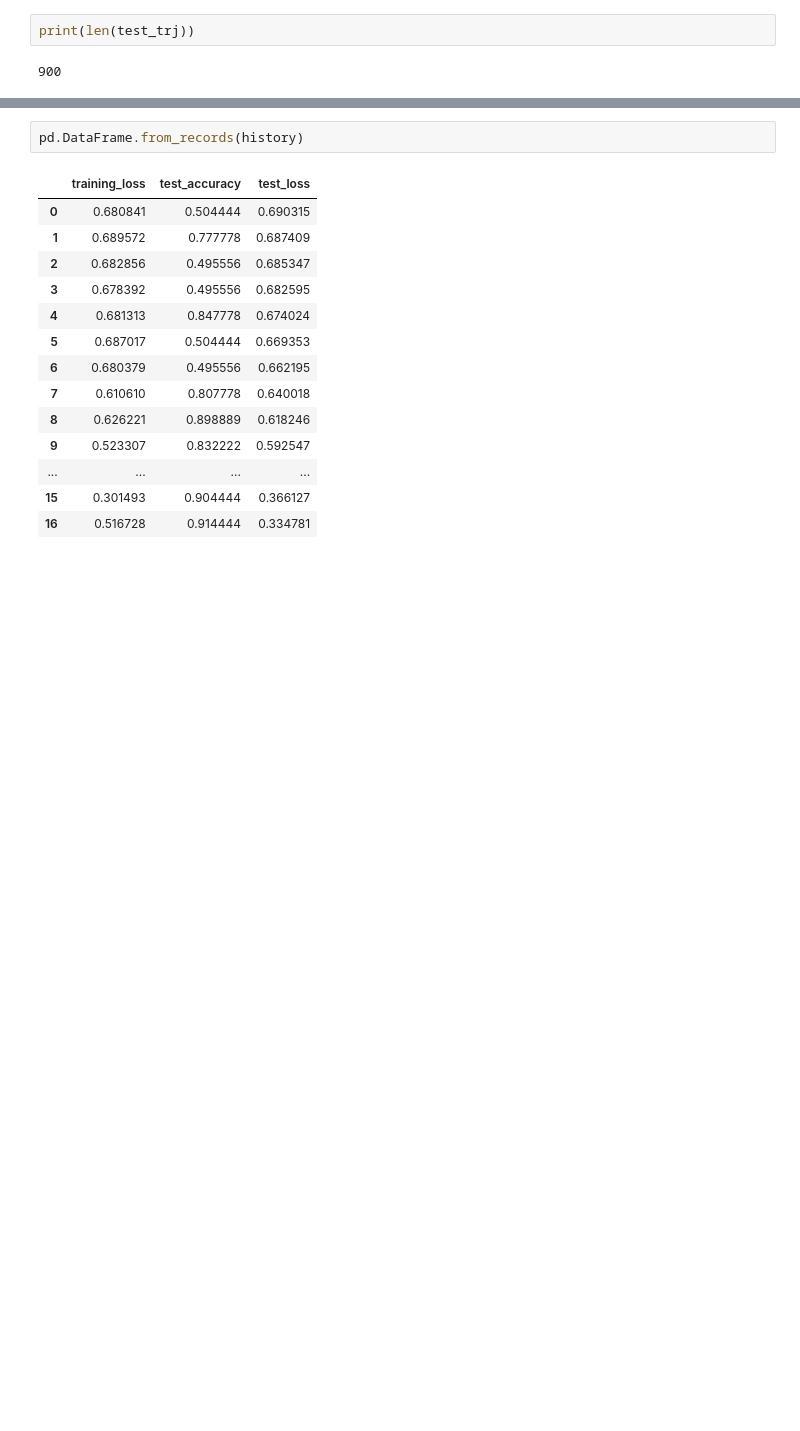
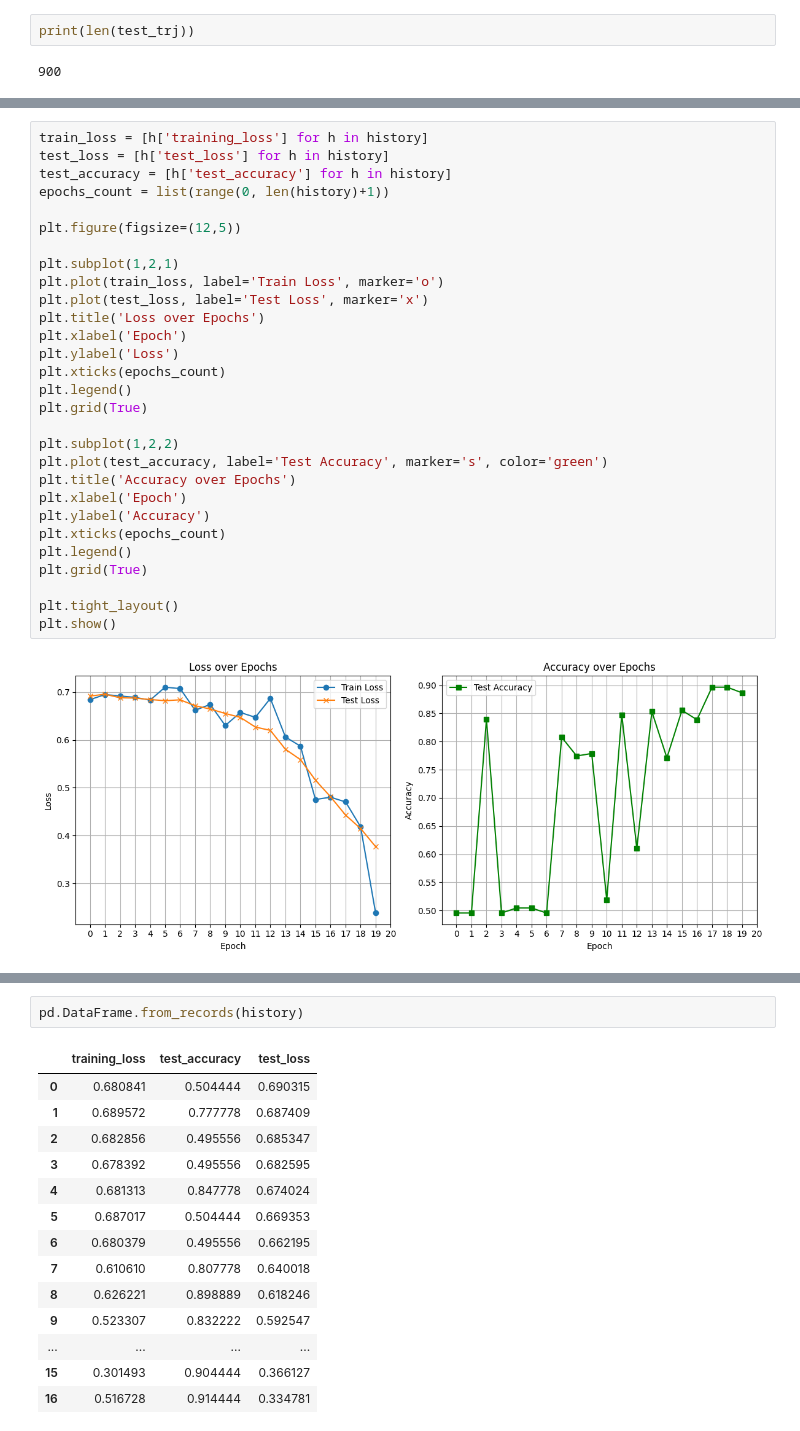
Before and after one commit to brunocuevas/MLMD25, a Jupyter notebook: Late Simulations.ipynb, the cells around one changed output, grey strips where cells are left out. Saved outputs shown, nothing was run; the diff lists cells and outputs as text; blank space fills up the shorter version.

```diff
--- a/Late Simulations.ipynb
+++ b/Late Simulations.ipynb
@@ -163,3 +236,34 @@ print(len(test_trj))
+# %%
+train_loss = [h['training_loss'] for h in history]
+test_loss = [h['test_loss'] for h in history]
+test_accuracy = [h['test_accuracy'] for h in history]
+epochs_count = list(range(0, len(history)+1))
+
+plt.figure(figsize=(12,5))
+
+plt.subplot(1,2,1)
+plt.plot(train_loss, label='Train Loss', marker='o')
+plt.plot(test_loss, label='Test Loss', marker='x')
+plt.title('Loss over Epochs')
+plt.xlabel('Epoch')
+plt.ylabel('Loss')
+plt.xticks(epochs_count)
+plt.legend()
+plt.grid(True)
+
+plt.subplot(1,2,2)
+plt.plot(test_accuracy, label='Test Accuracy', marker='s', color='green')
+plt.title('Accuracy over Epochs')
+plt.xlabel('Epoch')
+plt.ylabel('Accuracy')
+plt.xticks(epochs_count)
+plt.legend()
+plt.grid(True)
+
+plt.tight_layout()
+plt.show()
+# %% [output]
+[figure, added]
 # %%
 rad = [3.0, 5.0, 7.0, 10.0]
 results = {}
```
Also changed, not shown: parts of 8 cells of this notebook.
